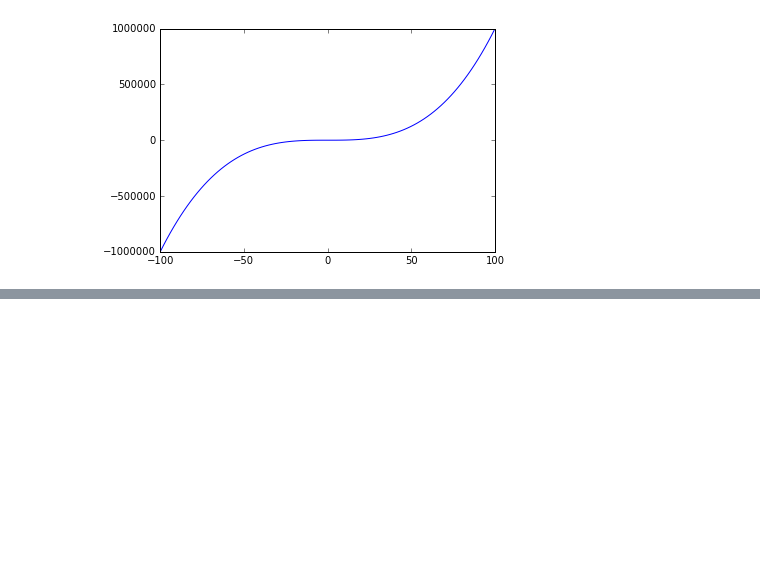
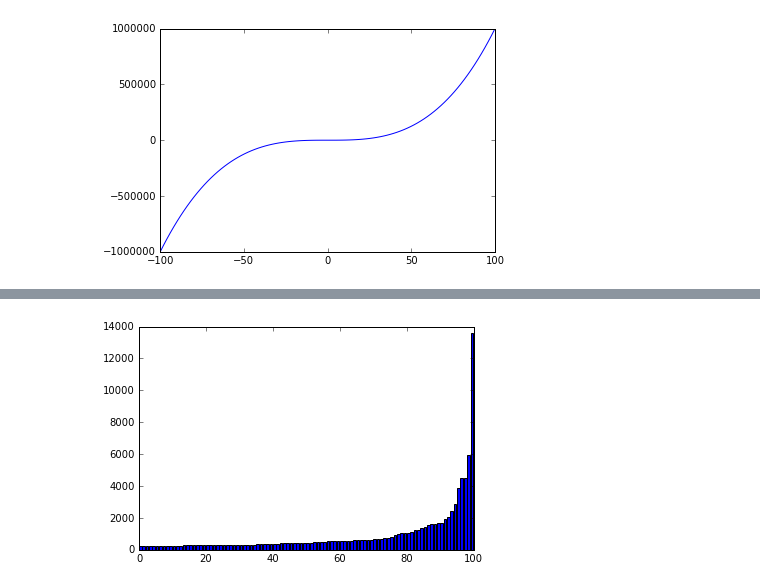
Before and after one commit to bjpop/python_physics_sample_solutions, a Jupyter notebook: Python for physicists workshop practice problems, sample solutions.ipynb, the cells around one changed output, grey strips where cells are left out. Cells and saved outputs as stored; diff of their text form; code cells hidden in the pictures; blank space fills up the shorter version.

```diff
--- a/Python for physicists workshop practice problems, sample solutions.ipynb
+++ b/Python for physicists workshop practice problems, sample solutions.ipynb
@@ -384,0 +563,23 @@ plot_power(3, 100, -100, 100)
+# %%
+import csv
+
+# Assume that the input data has a header
+def hist_plot(filename, histcol):
+    histogram = {}
+    file = open(filename)
+    reader = csv.DictReader(file)
+    for row in reader:
+        val = row[histcol]
+        if val in histogram:
+            histogram[val] += 1
+        else:
+            histogram[val] = 1
+    file.close()
+    counts = histogram.values()
+    indices = np.arange(len(histogram))
+    plt.bar(indices, sorted(counts))
+# %%
+# histogram of the top 100 most frequent words in the novel "Moby Dick"
+h = hist_plot('moby_dick_top_100.csv', 'word')
+# %% [output]
+[figure, added]
```
Also changed, not shown: parts of 31 cells of this notebook, 4 other files.
